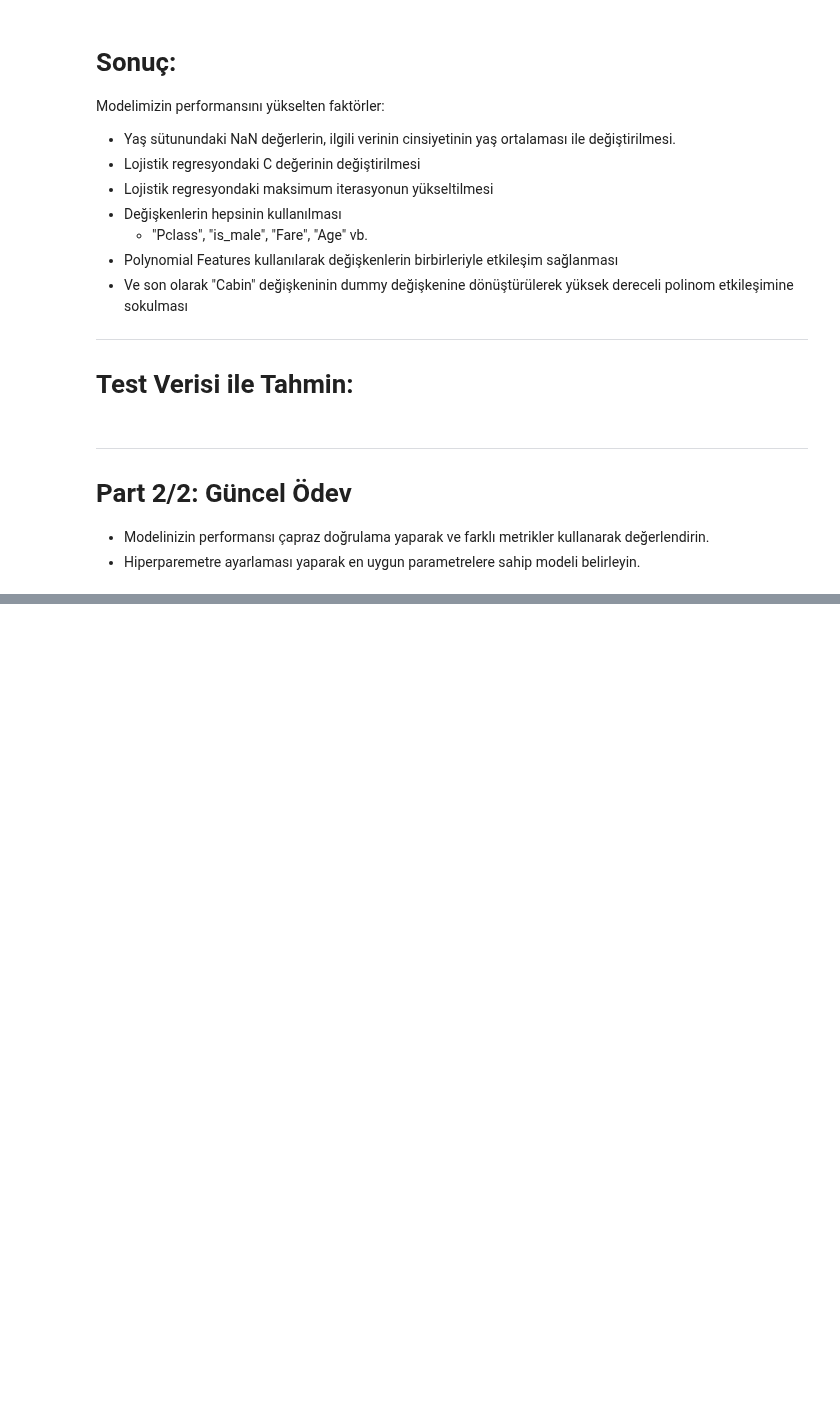
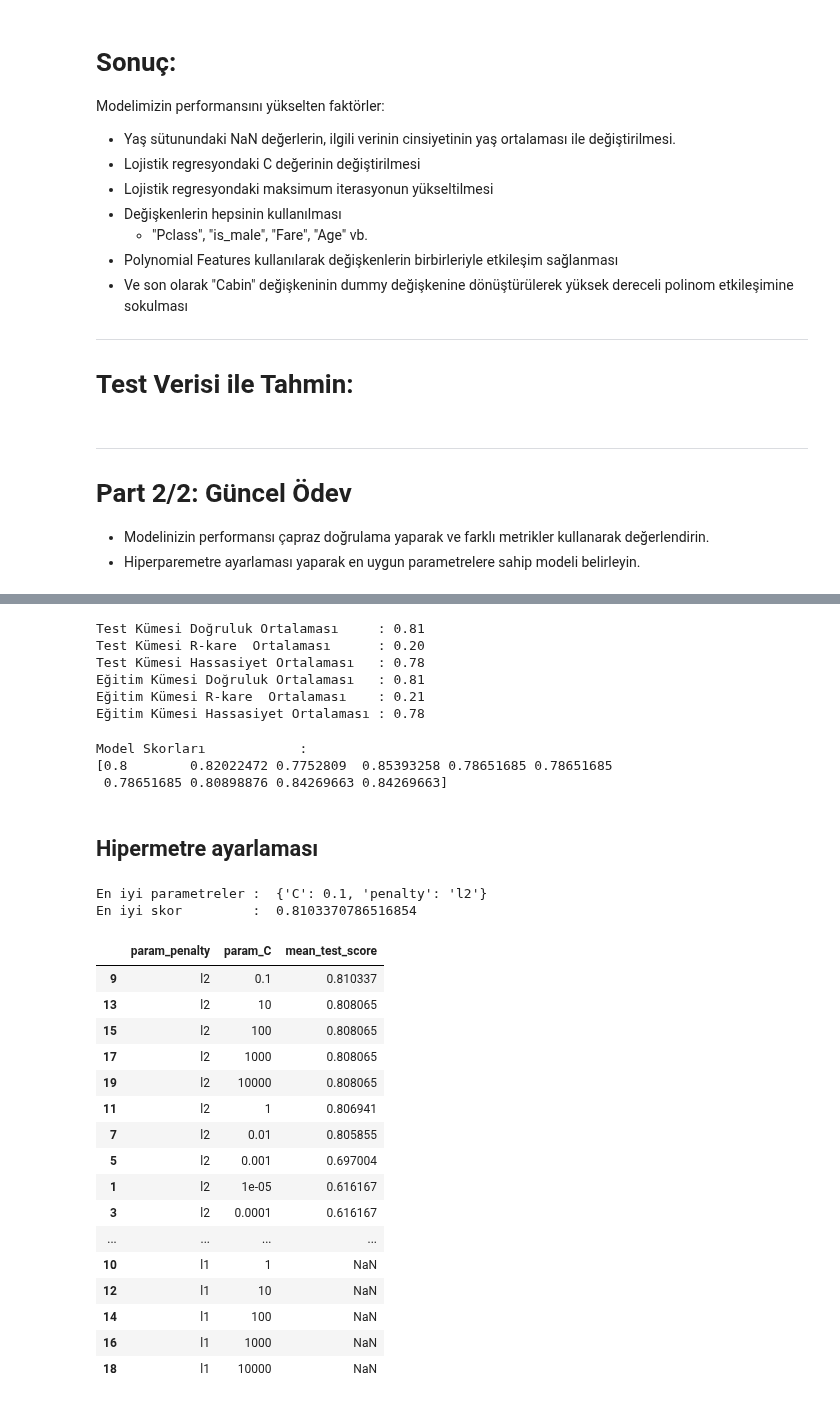
Before and after one commit to gulmert89/bootcamp_files, a Jupyter notebook: odev75_cross-validation.ipynb, the cells around one changed output, grey strips where cells are left out. Cells and saved outputs as stored; diff of their text form; code cells hidden in the pictures; blank space fills up the shorter version.

```diff
--- a/odev75_cross-validation.ipynb
+++ b/odev75_cross-validation.ipynb
@@ -32,8 +37,11 @@ plt.rcParams["figure.figsize"] = (10, 6)
 title_font = {"family":"arial", "color":"black", "weight":"bold", "size":16}
 axis_font = {"family":"serif", "color":"gray", "weight":"normal", "size":14}
 
-train_data = pd.read_csv("titanic_train.csv")
-test_data = pd.read_csv("titanic_test.csv")
+#train_data = pd.read_csv("titanic_train.csv")
+#test_data = pd.read_csv("titanic_test.csv")
+
+train_data = pd.read_csv("/content/drive/My Drive/MertColab/new_folder/titanic_train.csv")
+test_data = pd.read_csv("/content/drive/My Drive/MertColab/new_folder/titanic_test.csv")
 # %%
 # train data
 train_data.head(6)
@@ -368,0 +400,27 @@ hata_matrisi_test = confusion_matrix(y_test, test_tahmin)
+# %%
+print('Test Kümesi Doğruluk Ortalaması     : {:.2f}'.format(cv['test_accuracy'].mean()))
+print('Test Kümesi R-kare  Ortalaması      : {:.2f}'.format(cv['test_r2'].mean()))
+print('Test Kümesi Hassasiyet Ortalaması   : {:.2f}'.format(cv['test_precision'].mean()))
+print('Eğitim Kümesi Doğruluk Ortalaması   : {:.2f}'.format(cv['train_accuracy'].mean()))
+print('Eğitim Kümesi R-kare  Ortalaması    : {:.2f}'.format(cv['train_r2'].mean()))
+print('Eğitim Kümesi Hassasiyet Ortalaması : {:.2f}'.format(cv['train_precision'].mean()))
+# %% [output]
+Test Kümesi Doğruluk Ortalaması     : 0.81
+Test Kümesi R-kare  Ortalaması      : 0.20
+Test Kümesi Hassasiyet Ortalaması   : 0.78
+Eğitim Kümesi Doğruluk Ortalaması   : 0.81
+Eğitim Kümesi R-kare  Ortalaması    : 0.21
+Eğitim Kümesi Hassasiyet Ortalaması : 0.78
+# %%
+cv = cross_val_score(estimator=log_reg,
+                     X=X_train,
+                     y=Y_train,
+                     cv=10
+                    )
+print('Model Skorları            : ', cv, sep = '\n')
+# %% [output]
+Model Skorları            :
+[0.8        0.82022472 0.7752809  0.85393258 0.78651685 0.78651685
+ 0.78651685 0.80898876 0.84269663 0.84269663]
+# %% [markdown]
+## Hipermetre ayarlaması
@@ -368,0 +430,41 @@ hata_matrisi_test = confusion_matrix(y_test, test_tahmin)
+# %%
+# grid search
+from sklearn.model_selection import GridSearchCV
+
+log_reg = LogisticRegression()
+parameters = {"C": [10 ** x for x in range (-5, 5, 1)],
+                "penalty": ['l1', 'l2']}
+
+grid_cv = GridSearchCV(estimator=log_reg,
+                       param_grid = parameters,
+                       cv = 10)
+grid_cv.fit(X_train, Y_train)
+print("En iyi parametreler : ", grid_cv.best_params_)
+print("En iyi skor         : ", grid_cv.best_score_)
+# %% [output]
+En iyi parametreler :  {'C': 0.1, 'penalty': 'l2'}
+En iyi skor         :  0.8103370786516854
+# %%
+results = grid_cv.cv_results_
+df = pd.DataFrame(results)
+df = df[['param_penalty','param_C', 'mean_test_score']]
+df = df.sort_values(by='mean_test_score', ascending = False)
+df
+# %% [output]
+|  | param_penalty | param_C | mean_test_score |
+| 9 | l2 | 0.1 | 0.810337 |
+| 13 | l2 | 10 | 0.808065 |
+| 15 | l2 | 100 | 0.808065 |
+| 17 | l2 | 1000 | 0.808065 |
+| 19 | l2 | 10000 | 0.808065 |
+| 11 | l2 | 1 | 0.806941 |
+| 7 | l2 | 0.01 | 0.805855 |
+| 5 | l2 | 0.001 | 0.697004 |
+| 1 | l2 | 1e-05 | 0.616167 |
+| 3 | l2 | 0.0001 | 0.616167 |
+| ... | ... | ... | ... |
+| 10 | l1 | 1 | NaN |
+| 12 | l1 | 10 | NaN |
+| 14 | l1 | 100 | NaN |
+| 16 | l1 | 1000 | NaN |
+| 18 | l1 | 10000 | NaN |
```
Also changed, not shown: parts of 15 cells of this notebook.
